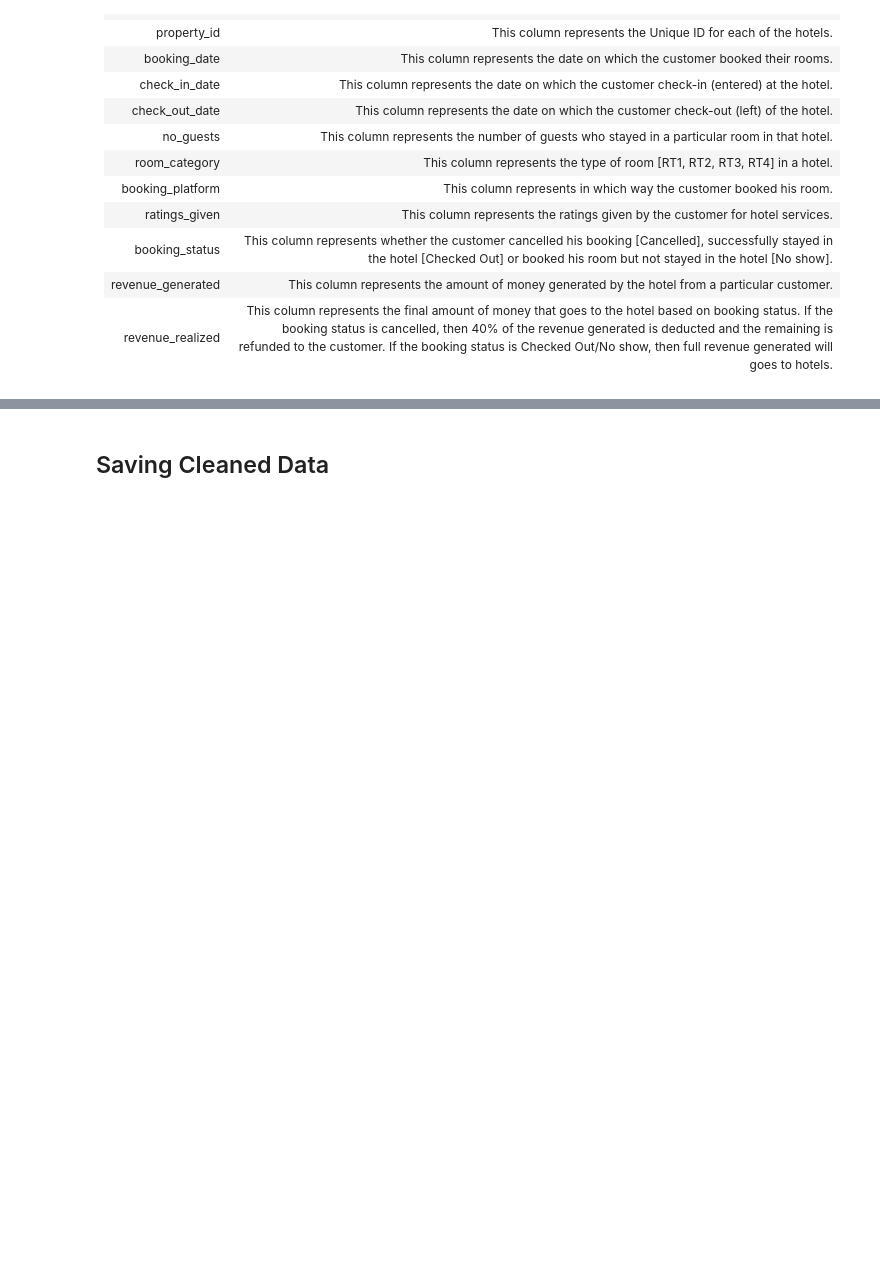
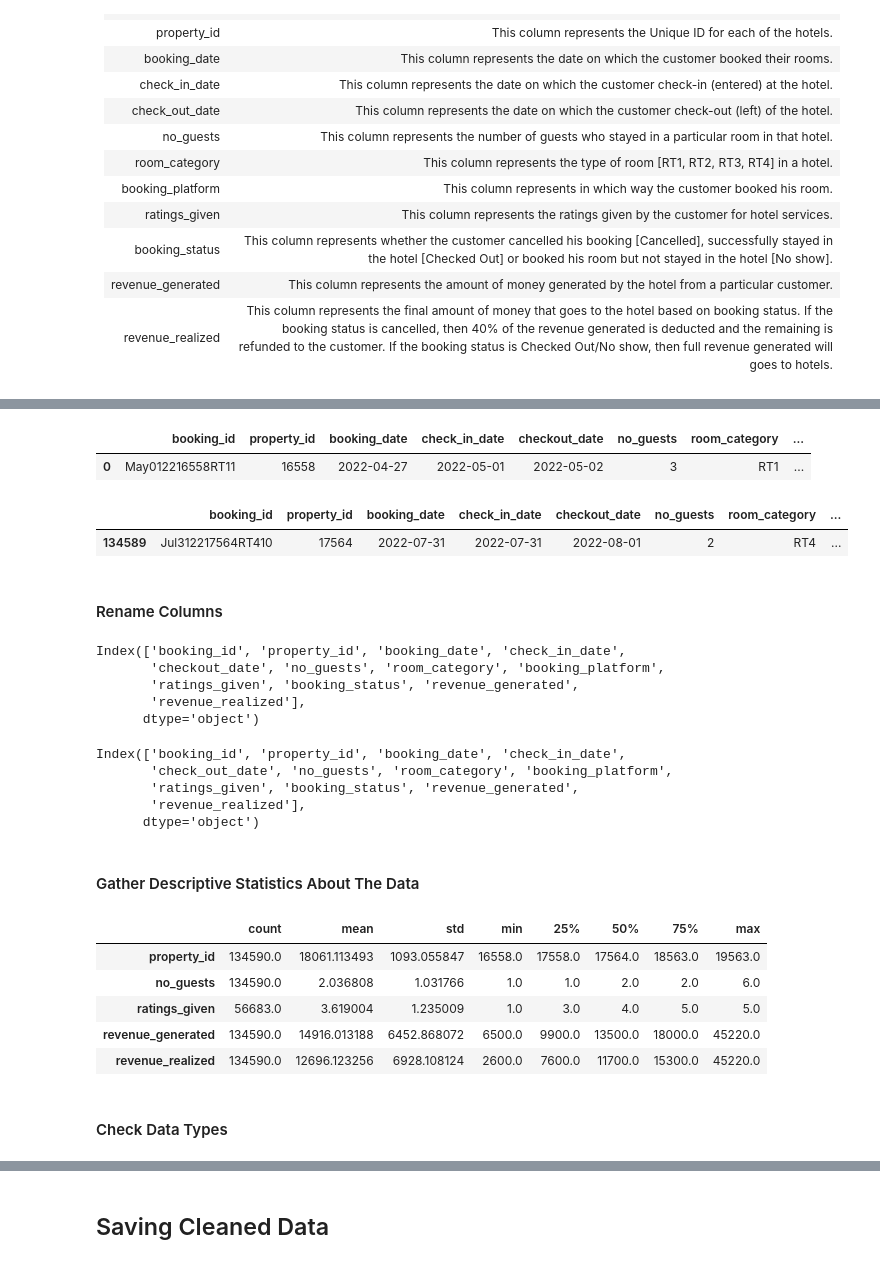
Before and after one commit to WalterEdwardd/AtliQ_Grands_Hospitality_Revenue_Strategy_Project, a Jupyter notebook: scripts/processed.ipynb, the cells around one changed output, grey strips where cells are left out. Saved outputs shown, nothing was run; the diff lists cells and outputs as text; code cells hidden in the pictures; blank space fills up the shorter version.

```diff
--- a/scripts/processed.ipynb
+++ b/scripts/processed.ipynb
@@ -1010,0 +1143,50 @@ ratings_given|This column represents the ratings given by the customer for hotel
+# %%
+# top records
+fact_bookings.head(1)
+# %% [output]
+|  | booking_id | property_id | booking_date | check_in_date | checkout_date | no_guests | room_category | ... |
+| 0 | May012216558RT11 | 16558 | 2022-04-27 | 2022-05-01 | 2022-05-02 | 3 | RT1 | ... |
+# %%
+# last records
+fact_bookings.tail(1)
+# %% [output]
+|  | booking_id | property_id | booking_date | check_in_date | checkout_date | no_guests | room_category | ... |
+| 134589 | Jul312217564RT410 | 17564 | 2022-07-31 | 2022-07-31 | 2022-08-01 | 2 | RT4 | ... |
+# %% [markdown]
+#### Rename Columns
+# %%
+# display all columns name
+fact_bookings.columns
+# %% [output]
+Index(['booking_id', 'property_id', 'booking_date', 'check_in_date',
+       'checkout_date', 'no_guests', 'room_category', 'booking_platform',
+       'ratings_given', 'booking_status', 'revenue_generated',
+       'revenue_realized'],
+      dtype='object')
+# %%
+# rename columns as needed
+fact_bookings.rename(columns={
+    'checkout_date':'check_out_date'
+}, inplace=True)
+# display all columns name after the update
+fact_bookings.columns
+# %% [output]
+Index(['booking_id', 'property_id', 'booking_date', 'check_in_date',
+       'check_out_date', 'no_guests', 'room_category', 'booking_platform',
+       'ratings_given', 'booking_status', 'revenue_generated',
+       'revenue_realized'],
+      dtype='object')
+# %% [markdown]
+#### Gather Descriptive Statistics About The Data
+# %%
+# gather descriptive statistics about the data
+fact_bookings.describe().T
+# %% [output]
+|  | count | mean | std | min | 25% | 50% | 75% | max |
+| property_id | 134590.0 | 18061.113493 | 1093.055847 | 16558.0 | 17558.0 | 17564.0 | 18563.0 | 19563.0 |
+| no_guests | 134590.0 | 2.036808 | 1.031766 | 1.0 | 1.0 | 2.0 | 2.0 | 6.0 |
+| ratings_given | 56683.0 | 3.619004 | 1.235009 | 1.0 | 3.0 | 4.0 | 5.0 | 5.0 |
+| revenue_generated | 134590.0 | 14916.013188 | 6452.868072 | 6500.0 | 9900.0 | 13500.0 | 18000.0 | 45220.0 |
+| revenue_realized | 134590.0 | 12696.123256 | 6928.108124 | 2600.0 | 7600.0 | 11700.0 | 15300.0 | 45220.0 |
+# %% [markdown]
+#### Check Data Types
```
Also changed, not shown: parts of 33 cells of this notebook, 5 other files.
